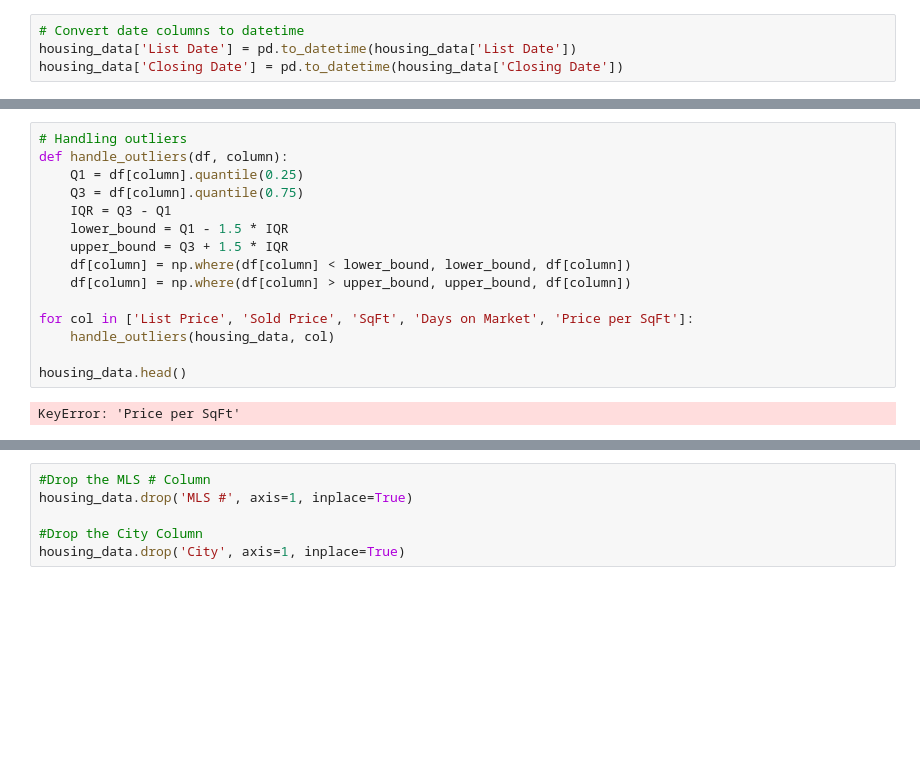
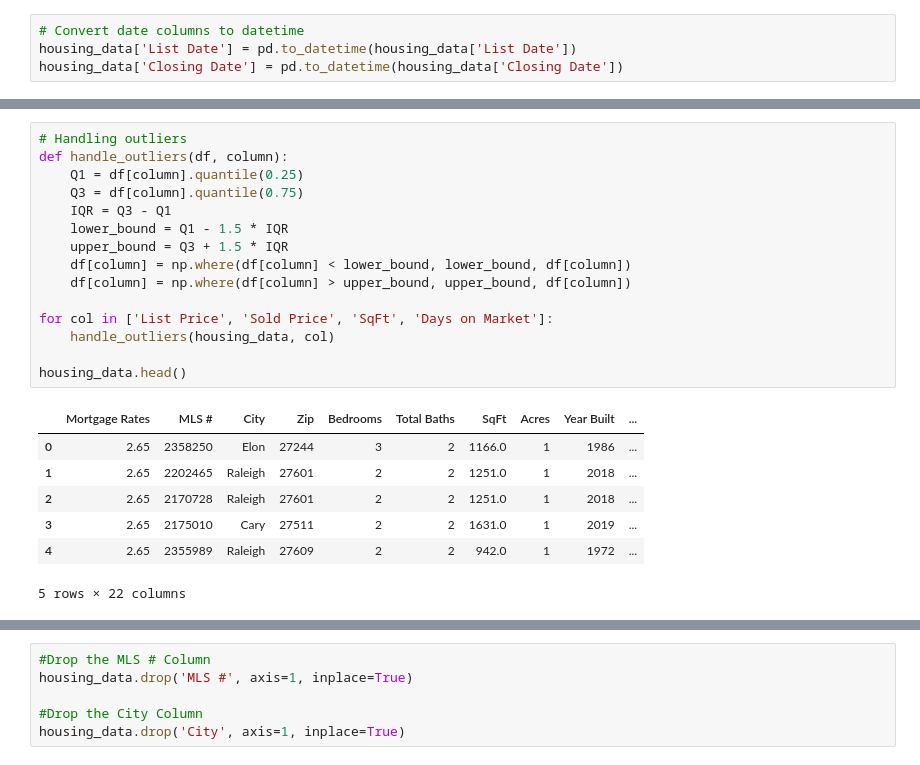
Before and after one commit to drlphysics/Real_Estate_ML_Project, a Jupyter notebook: condo_data_optimization_II.ipynb, the cells around one changed output, grey strips where cells are left out. Drawn from its saved outputs; the diff is of its cells as text; blank space fills up the shorter version.

```diff
--- a/condo_data_optimization_II.ipynb
+++ b/condo_data_optimization_II.ipynb
@@ -40,20 +40,26 @@ housing_data.head()
 # %%
 # Handling outliers
 def handle_outliers(df, column):
     Q1 = df[column].quantile(0.25)
     Q3 = df[column].quantile(0.75)
     IQR = Q3 - Q1
     lower_bound = Q1 - 1.5 * IQR
     upper_bound = Q3 + 1.5 * IQR
     df[column] = np.where(df[column] < lower_bound, lower_bound, df[column])
     df[column] = np.where(df[column] > upper_bound, upper_bound, df[column])
 
-for col in ['List Price', 'Sold Price', 'SqFt', 'Days on Market', 'Price per SqFt']:
+for col in ['List Price', 'Sold Price', 'SqFt', 'Days on Market']:
     handle_outliers(housing_data, col)
 
 housing_data.head()
 # %% [output]
+|  | Mortgage Rates | MLS # | City | Zip | Bedrooms | Total Baths | SqFt | Acres | Year Built | ... |
+| 0 | 2.65 | 2358250 | Elon | 27244 | 3 | 2 | 1166.0 | 1 | 1986 | ... |
+| 1 | 2.65 | 2202465 | Raleigh | 27601 | 2 | 2 | 1251.0 | 1 | 2018 | ... |
+| 2 | 2.65 | 2170728 | Raleigh | 27601 | 2 | 2 | 1251.0 | 1 | 2018 | ... |
+| 3 | 2.65 | 2175010 | Cary | 27511 | 2 | 2 | 1631.0 | 1 | 2019 | ... |
+| 4 | 2.65 | 2355989 | Raleigh | 27609 | 2 | 2 | 942.0 | 1 | 1972 | ... |
-KeyError: 'Price per SqFt'
+5 rows × 22 columns
 # %%
 # Feature Engineering
 housing_data['Price Increase Percentage'] = (housing_data['Sold Price'] - housing_data['List Price']) / housing_data['List Price']
```
Also changed, not shown: parts of 9 cells of this notebook, 14 other files.
